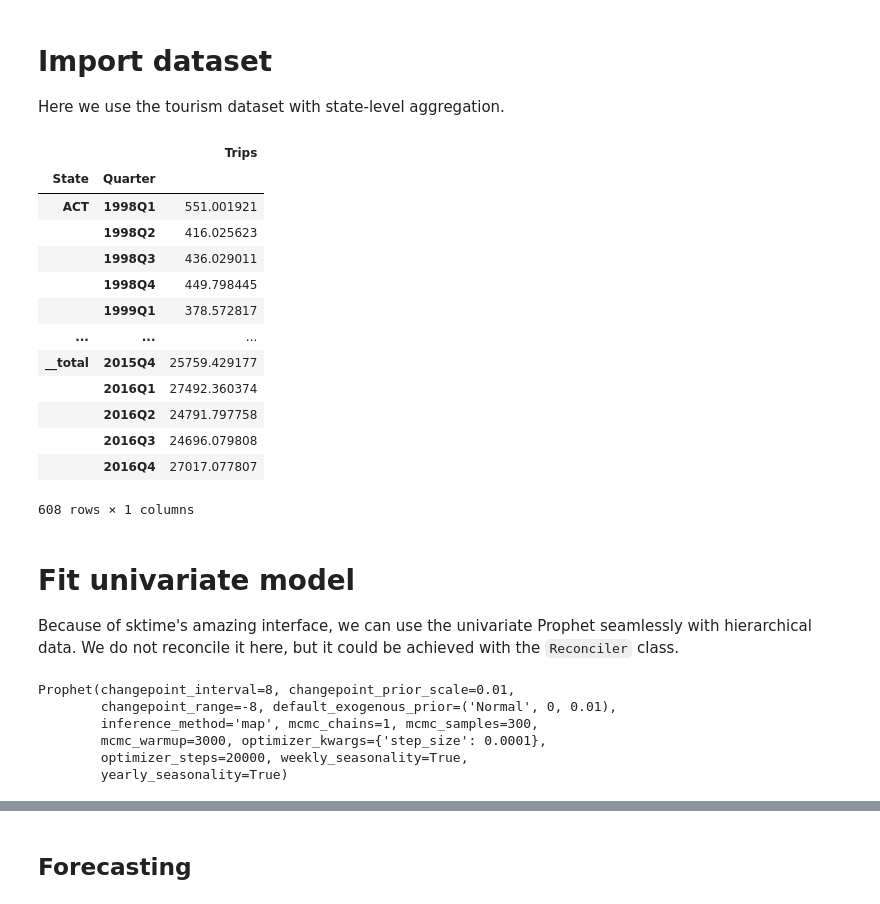
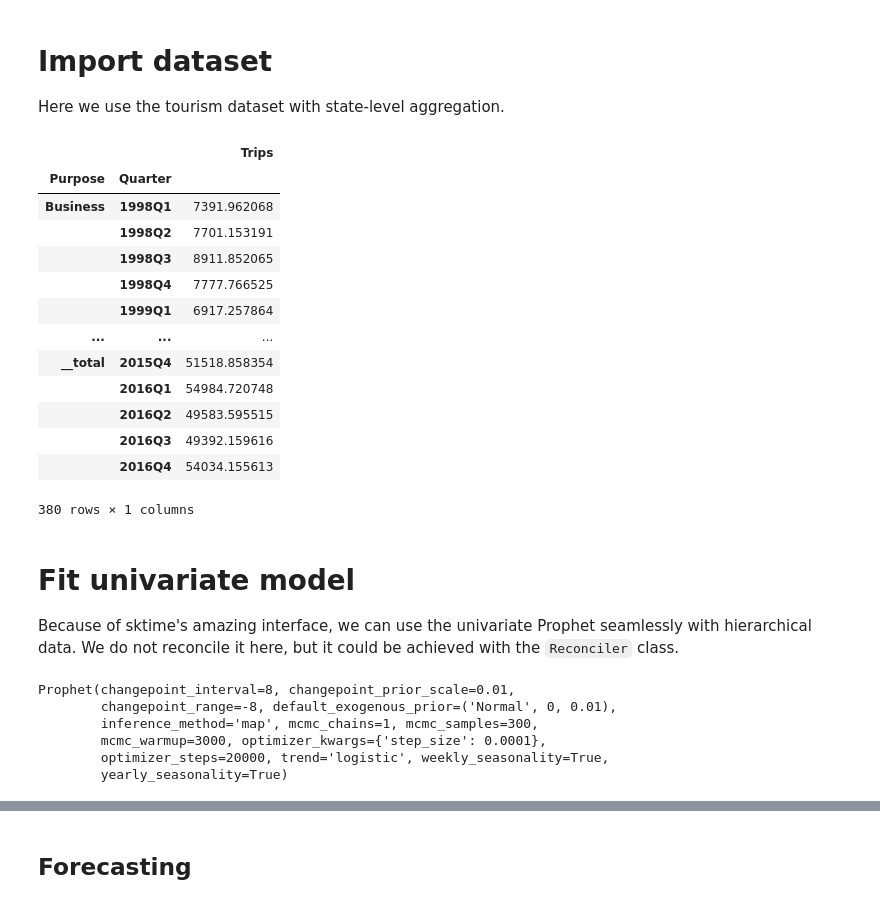
Before and after one commit to felipeangelimvieira/prophetverse, a Jupyter notebook: docs/examples/hierarchical.ipynb, the cells around one changed output, grey strips where cells are left out. Cells and saved outputs as stored; diff of their text form; code cells hidden in the pictures.

```diff
--- a/docs/examples/hierarchical.ipynb
+++ b/docs/examples/hierarchical.ipynb
@@ -19,34 +18,34 @@ Here we use the tourism dataset with state-level aggregation.
 # %%
 from sktime.transformations.hierarchical.aggregate import Aggregator
 
 data = pd.read_csv("tourism.csv")
 
 data["Quarter"] = pd.PeriodIndex(data["Quarter"], freq="Q")
 data = data.set_index(["Region", "Purpose", "State", "Quarter"])[["Trips"]]
-data = data.droplevel([0,1]).sort_index()
+data = data.sort_index()
 
 y = (
     Aggregator(flatten_single_levels=False)
     .fit_transform(data)
-    .groupby(level=[0, 1])
+    .groupby(level=[1,  -1])
     .sum()
 )
 y
 # %% [output]
 |  |  | Trips |
-| State | Quarter |  |
-| ACT | 1998Q1 | 551.001921 |
-|  | 1998Q2 | 416.025623 |
-|  | 1998Q3 | 436.029011 |
-|  | 1998Q4 | 449.798445 |
-|  | 1999Q1 | 378.572817 |
+| Purpose | Quarter |  |
+| Business | 1998Q1 | 7391.962068 |
+|  | 1998Q2 | 7701.153191 |
+|  | 1998Q3 | 8911.852065 |
+|  | 1998Q4 | 7777.766525 |
+|  | 1999Q1 | 6917.257864 |
 | ... | ... | ... |
-| __total | 2015Q4 | 25759.429177 |
-|  | 2016Q1 | 27492.360374 |
-|  | 2016Q2 | 24791.797758 |
-|  | 2016Q3 | 24696.079808 |
-|  | 2016Q4 | 27017.077807 |
+| __total | 2015Q4 | 51518.858354 |
+|  | 2016Q1 | 54984.720748 |
+|  | 2016Q2 | 49583.595515 |
+|  | 2016Q3 | 49392.159616 |
+|  | 2016Q4 | 54034.155613 |
-608 rows × 1 columns
+380 rows × 1 columns
 # %%
 STATES = y.index.get_level_values(0).unique()
 
@@ -72,13 +71,13 @@ Because of sktime's amazing interface, we can use the univariate Prophet seamles
 # %%
 from hierarchical_prophet.sktime.prophet import Prophet
 model = Prophet(
-    trend="linear",
+    trend="logistic",
     changepoint_interval=8,
     changepoint_range=-8,
     changepoint_prior_scale=0.01,
-    seasonality_mode="multiplicative",
     yearly_seasonality=True,
     weekly_seasonality=True,
+    default_effect_mode="multiplicative",
     default_exogenous_prior=("Normal", 0, 0.01),
     # exogenous_effects={"sin": ("^sin_.*", LinearEffect("sin", effect_mode="multiplicative"))},
     noise_scale=0.05,
@@ -88,7 +87,7 @@ model = Prophet(
     optimizer_name="Adam",
     optimizer_kwargs={"step_size": 0.0001},
     inference_method="map",
-    optimizer_steps=20000
+    optimizer_steps=20000,
 )
 model.fit(y=y)
 # %% [output]
@@ -96,5 +95,5 @@ Prophet(changepoint_interval=8, changepoint_prior_scale=0.01,
         changepoint_range=-8, default_exogenous_prior=('Normal', 0, 0.01),
         inference_method='map', mcmc_chains=1, mcmc_samples=300,
         mcmc_warmup=3000, optimizer_kwargs={'step_size': 0.0001},
-        optimizer_steps=20000, weekly_seasonality=True,
+        optimizer_steps=20000, trend='logistic', weekly_seasonality=True,
         yearly_seasonality=True)
```
Also changed, not shown: parts of 8 cells of this notebook, 17 other files.
